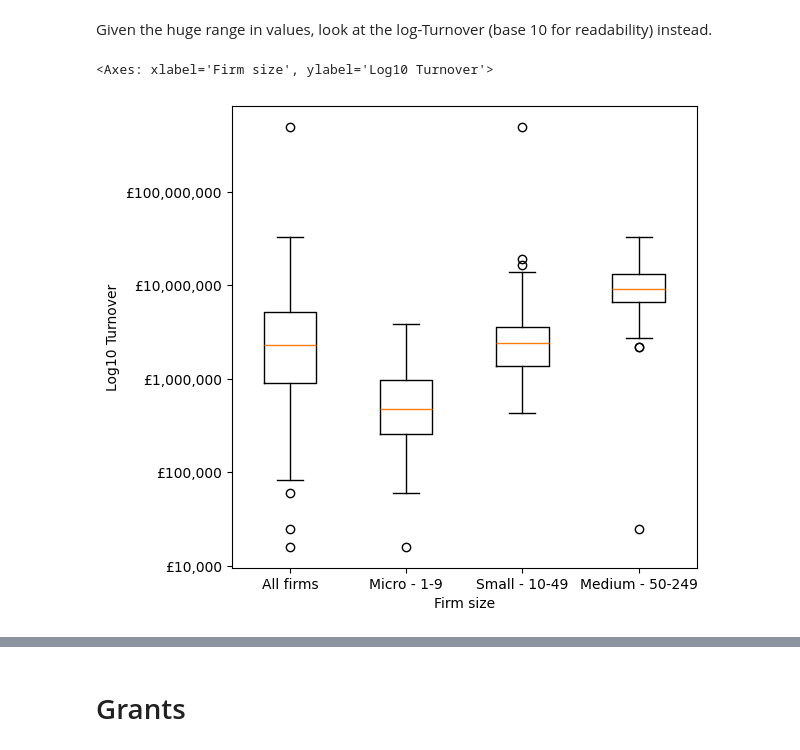
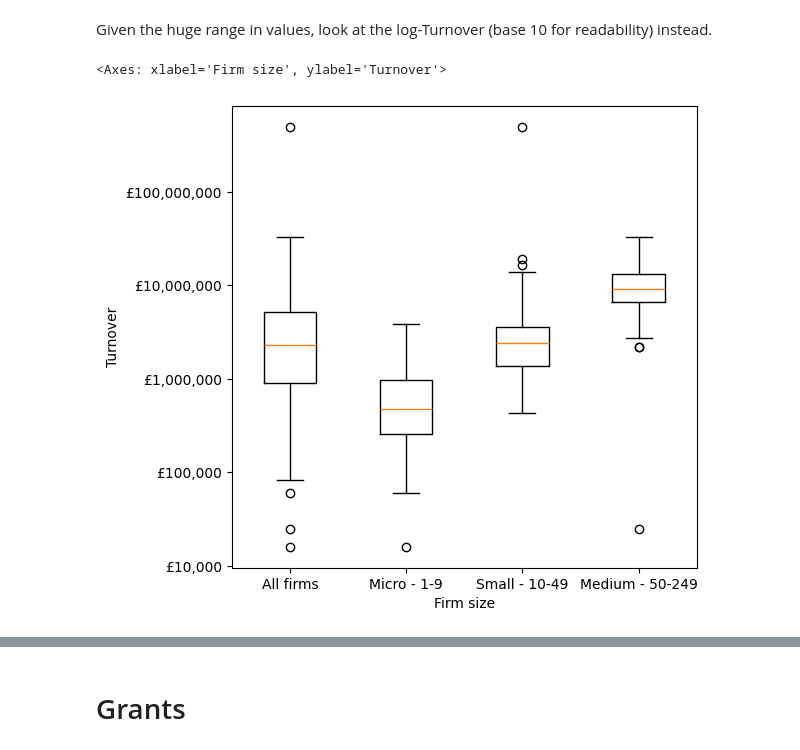
Before and after one commit to roughhawkbit/digi-inno-road-prod, a Jupyter notebook: analysis/2_Distributions_Correlations.ipynb, the cells around one changed output, grey strips where cells are left out. Saved outputs shown, nothing was run; the diff lists cells and outputs as text; code cells hidden in the pictures.

```diff
--- a/analysis/2_Distributions_Correlations.ipynb
+++ b/analysis/2_Distributions_Correlations.ipynb
@@ -239,19 +248,20 @@ roadmaps_df['Log10 Turnover'] = np.log10(roadmaps_df['Turnover'])
 # %%
 plot_data = [roadmaps_df['Log10 Turnover'].dropna().to_numpy()]
 
 for org_s in ['Micro - 1-9', 'Small - 10-49', 'Medium - 50-249']:
   plot_data.append(roadmaps_df[roadmaps_df['Org Size by Number of FTE (calc)'] == org_s]['Log10 Turnover'].dropna().to_numpy())
 
 fig, ax = matplotlib.pyplot.subplots(figsize=(6,6))
 ax.boxplot(plot_data)
+# ax.violinplot(plot_data)
 
 ax.set_xlabel('Firm size')
 ax.set_xticklabels(['All firms', 'Micro - 1-9', 'Small - 10-49', 'Medium - 50-249'])
 
-ax.set_ylabel('Log10 Turnover')
+ax.set_ylabel('Turnover')
 ax.set_yticks(np.arange(4, 9, 1), labels=['£10,000', '£100,000', '£1,000,000', '£10,000,000', '£100,000,000'])
 
 ax
 # %% [output]
-<Axes: xlabel='Firm size', ylabel='Log10 Turnover'>
+<Axes: xlabel='Firm size', ylabel='Turnover'>
-[figure, old version]
+[figure, new version]
```
Also changed, not shown: parts of 9 cells of this notebook.
